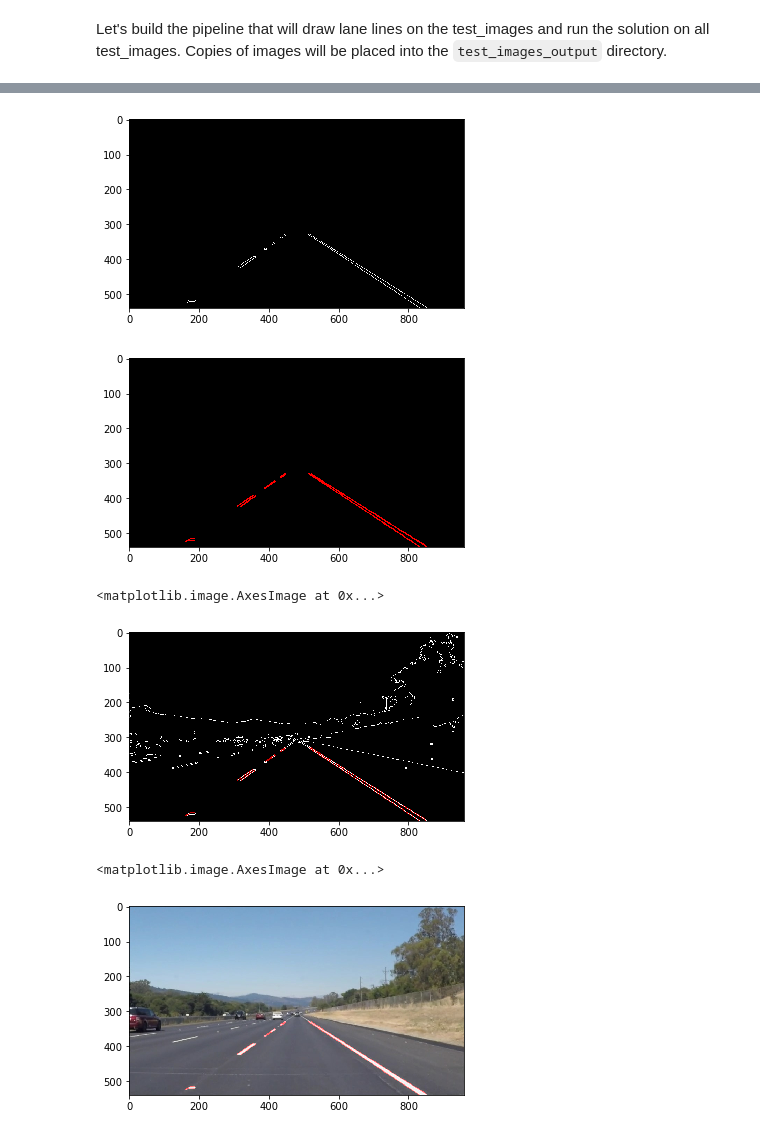
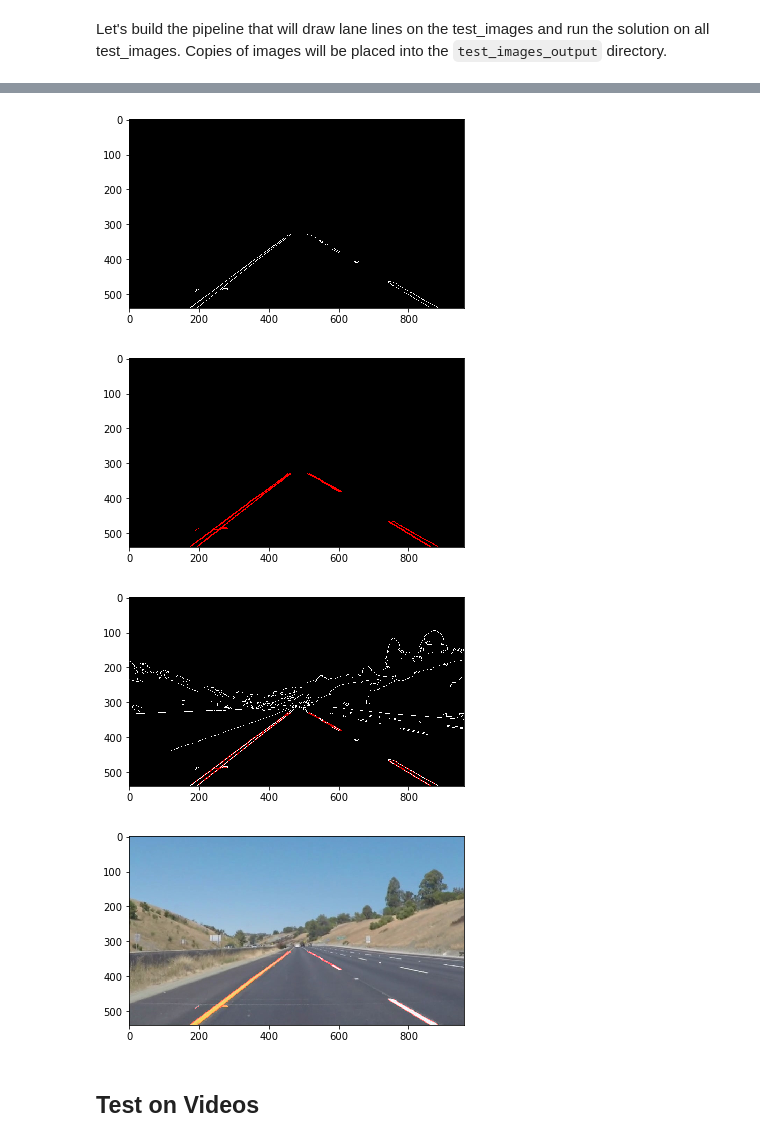
Before and after one commit to sbatururimi/Finding-Lanes-Lines, a Jupyter notebook: Finding Lane Lines on the Road.ipynb, the cells around one changed output, grey strips where cells are left out. Cells and saved outputs as stored; diff of their text form; code cells hidden in the pictures.

```diff
--- a/Finding Lane Lines on the Road.ipynb
+++ b/Finding Lane Lines on the Road.ipynb
@@ -145,6 +147,6 @@ if not isdir(output_dir):
 # %%
 # Read in and grayscale the image
-filename = "solidWhiteRight.jpg"
+filename = "whiteCarLaneSwitch.jpg"
 image = mpimg.imread('test_images/' + filename)
 gray = grayscale(image)
 plt.imshow(gray, cmap='gray')
@@ -169,7 +171,7 @@ mpimg.imsave(output_dir + "canny_" + filename, edges, cmap='gray')
 # %%
 # let's define a four sided polygon to mask
 imshape = image.shape
-vertices = np.array([[(0,imshape[0]),(420, 330), (530, 330), (imshape[1],imshape[0])]], dtype=np.int32)
+vertices = np.array([[(0,imshape[0]),(440, 330), (530, 330), (imshape[1],imshape[0])]], dtype=np.int32)
 copy_color_img = image.copy()
 cv2.polylines(copy_color_img,[vertices], True,(255, 0, 0), thickness=2)
 plt.imshow(copy_color_img)
@@ -184,20 +186,20 @@ plt.imshow(masked_edges, cmap='gray')
 
 mpimg.imsave(output_dir + "masked_edges_" + filename, masked_edges, cmap='gray')
 # %% [output]
-[figure, old version]
+[figure, new version]
 # %%
 # Define the Hough transform parameters
 rho = 2 # distance resolution in pixels of the Hough grid
 theta = np.pi/180 # angular resolution in radians of the Hough grid
-threshold = 10     # minimum number of votes (intersections in Hough grid cell)
+threshold = 20     # minimum number of votes (intersections in Hough grid cell)
 min_line_length = 11 #minimum number of pixels making up a line
-max_line_gap = 14    # maximum gap in pixels between connectable line segments
+max_line_gap = 16    # maximum gap in pixels between connectable line segments
 line_img = hough_lines(masked_edges, rho, theta, threshold, min_line_length, max_line_gap)
 plt.imshow(line_img)
 
 mpimg.imsave(output_dir + "line_img_" + filename, line_img)
 # %% [output]
-[figure, old version]
+[figure, new version]
 # %%
 # Create a "color" binary image to combine with line image
 color_edges = np.dstack((edges, edges, edges))
@@ -205,16 +207,20 @@ color_edges = np.dstack((edges, edges, edges))
 # Draw the lines on the edge image
 lines_edges = weighted_img(color_edges, line_img)
 plt.imshow(lines_edges)
+
+mpimg.imsave(output_dir + "line_edges_" + filename, lines_edges)
 # %% [output]
-<matplotlib.image.AxesImage at 0x...>
-[figure, old version]
+[figure, new version]
 # %%
-# Create a "color" binary image to combine with line image
+# Create a "color" copy of the initial image to combine with line image
 copy_color_img = image.copy()
 
 # Draw the lines on the edge image
-lines_edges = weighted_img(copy_color_img, line_img)
-plt.imshow(lines_edges)
+color_lines = weighted_img(copy_color_img, line_img)
+plt.imshow(color_lines)
+
+mpimg.imsave(output_dir + "color_lines_" + filename, color_lines)
 # %% [output]
-<matplotlib.image.AxesImage at 0x...>
-[figure, old version]
+[figure, new version]
+# %% [markdown]
+## Test on Videos
```
Also changed, not shown: parts of 18 cells of this notebook, 17 other files.
